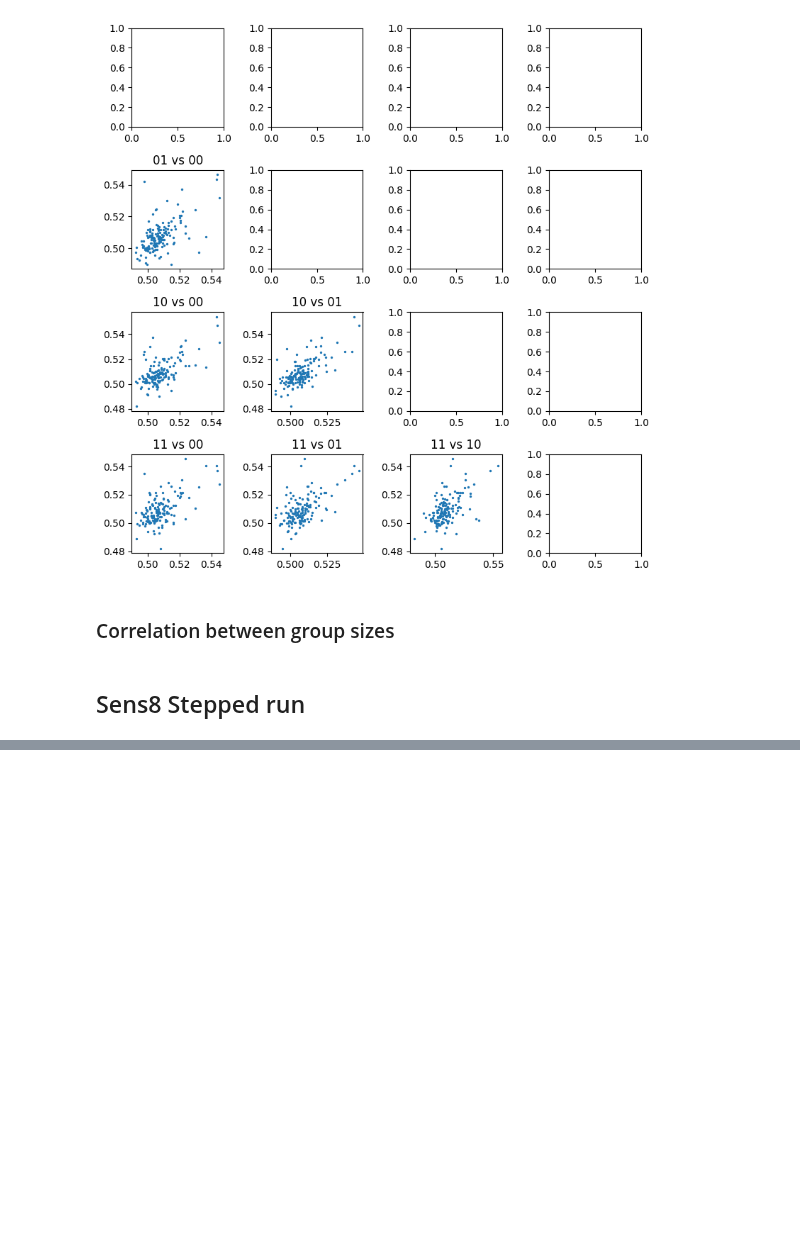
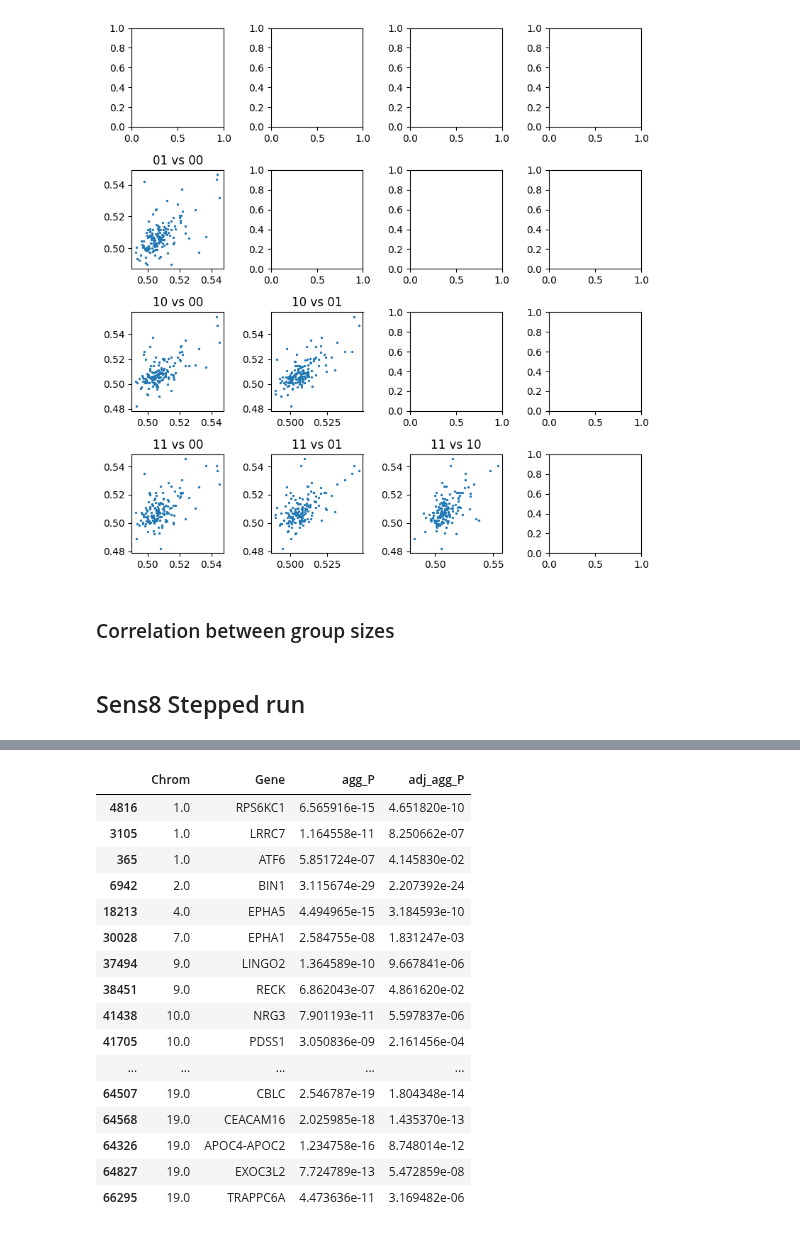
Before and after one commit to titoghose/GWANN, a Jupyter notebook: Code_AD/sensitivity_plots.ipynb, the cells around one changed output, grey strips where cells are left out. Saved outputs shown, nothing was run; the diff lists cells and outputs as text; code cells hidden in the pictures; blank space fills up the shorter version.

Commit message:
Sens8 multi-run

```diff
--- a/Code_AD/sensitivity_plots.ipynb
+++ b/Code_AD/sensitivity_plots.ipynb
@@ -879,0 +954,15 @@ tdf.loc[tdf > -np.log10(0.05/71000)].index.to_list()
+# %%
+_, corr_p, _, alpha_bonf = multipletests(comb_df['agg_P'].values, method='bonferroni')
+print(f'Bonferroni threshold: {alpha_bonf}')
+
+gene_comb_df = comb_df.copy()
+gene_comb_df['adj_agg_P'] = corr_p
+gene_comb_df.reset_index(inplace=True)
+
+summ_df = gene_comb_df.copy()
+summ_df.rename(columns={'adj_agg_P':'P_bonf', 'agg_P':'P'},
+               inplace=True)
+summ_df = summ_df[['Gene', 'Chrom', 'P', 'P_bonf']]
+summ_df.head()
+summ_df.to_csv('results_Sens8_v4_avg/FH_AD_Loss_Sens8_v4_avg_summary.csv',
+               index=False)
@@ -879,0 +971,5 @@ tdf.loc[tdf > -np.log10(0.05/71000)].index.to_list()
+# %%
+gene_comb_df['Gene'] = gene_comb_df['Gene'].apply(lambda x: x.split('_')[0]).values
+gene_comb_df.sort_values(['Gene', 'adj_agg_P'], ascending=True, inplace=True)
+gene_comb_df.drop_duplicates('Gene', inplace=True)
+gene_comb_df.head()
@@ -879,0 +983,21 @@ tdf.loc[tdf > -np.log10(0.05/71000)].index.to_list()
+# %%
+gene_comb_df.sort_values(['Chrom', 'adj_agg_P'], inplace=True)
+gene_comb_df.loc[gene_comb_df['adj_agg_P'] < 0.05][['Chrom', 'Gene', 'agg_P', 'adj_agg_P']]
+# %% [output]
+|  | Chrom | Gene | agg_P | adj_agg_P |
+| 4816 | 1.0 | RPS6KC1 | 6.565916e-15 | 4.651820e-10 |
+| 3105 | 1.0 | LRRC7 | 1.164558e-11 | 8.250662e-07 |
+| 365 | 1.0 | ATF6 | 5.851724e-07 | 4.145830e-02 |
+| 6942 | 2.0 | BIN1 | 3.115674e-29 | 2.207392e-24 |
+| 18213 | 4.0 | EPHA5 | 4.494965e-15 | 3.184593e-10 |
+| 30028 | 7.0 | EPHA1 | 2.584755e-08 | 1.831247e-03 |
+| 37494 | 9.0 | LINGO2 | 1.364589e-10 | 9.667841e-06 |
+| 38451 | 9.0 | RECK | 6.862043e-07 | 4.861620e-02 |
+| 41438 | 10.0 | NRG3 | 7.901193e-11 | 5.597837e-06 |
+| 41705 | 10.0 | PDSS1 | 3.050836e-09 | 2.161456e-04 |
+| ... | ... | ... | ... | ... |
+| 64507 | 19.0 | CBLC | 2.546787e-19 | 1.804348e-14 |
+| 64568 | 19.0 | CEACAM16 | 2.025985e-18 | 1.435370e-13 |
+| 64326 | 19.0 | APOC4-APOC2 | 1.234758e-16 | 8.748014e-12 |
+| 64827 | 19.0 | EXOC3L2 | 7.724789e-13 | 5.472859e-08 |
+| 66295 | 19.0 | TRAPPC6A | 4.473636e-11 | 3.169482e-06 |
```
Also changed, not shown: parts of 18 cells of this notebook, 6 other files.
